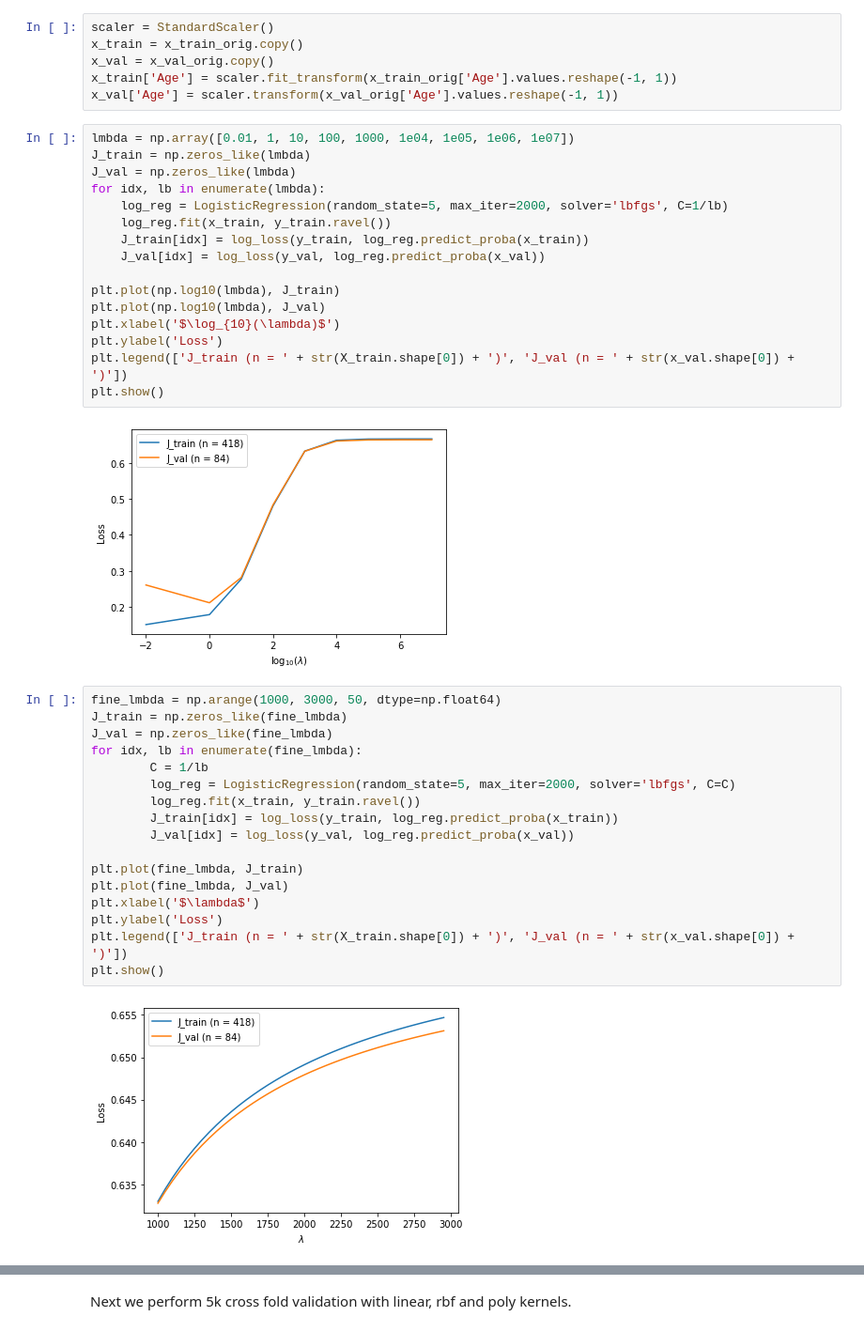
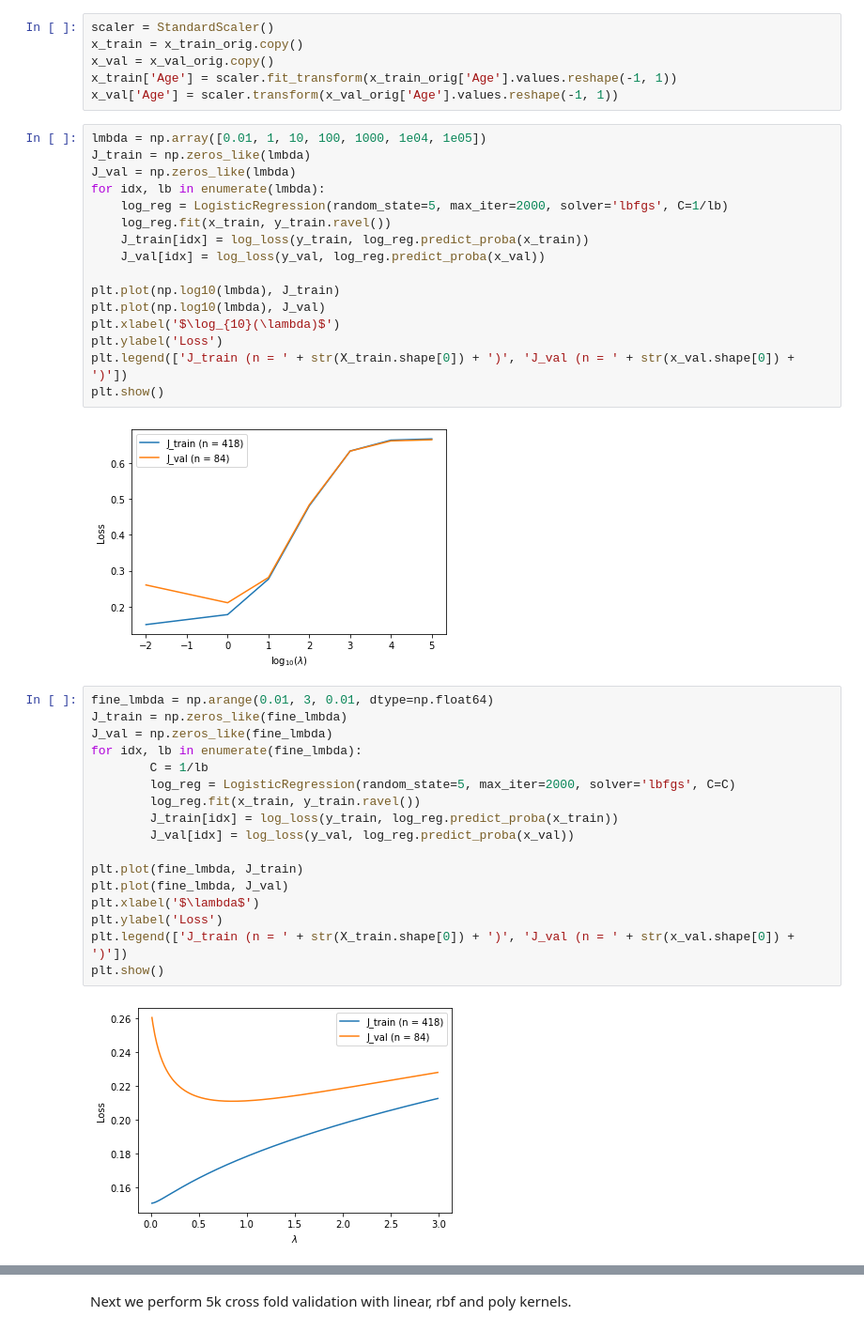
Before and after one commit to mlh-master/hw2_mlh-amit-yoel, a Jupyter notebook: HW2.ipynb, the cells around one changed output, grey strips where cells are left out. Shown at 94% size. Cells and saved outputs as stored; diff of their text form.

```diff
--- a/HW2.ipynb
+++ b/HW2.ipynb
@@ -312,7 +305,7 @@ x_val = x_val_orig.copy()
 x_train['Age'] = scaler.fit_transform(x_train_orig['Age'].values.reshape(-1, 1))
 x_val['Age'] = scaler.transform(x_val_orig['Age'].values.reshape(-1, 1))
 # %%
-lmbda = np.array([0.01, 1, 10, 100, 1000, 1e04, 1e05, 1e06, 1e07])
+lmbda = np.array([0.01, 1, 10, 100, 1000, 1e04, 1e05])
 J_train = np.zeros_like(lmbda)
 J_val = np.zeros_like(lmbda)
 for idx, lb in enumerate(lmbda):
@@ -328,24 +321,24 @@ plt.ylabel('Loss')
 plt.legend(['J_train (n = ' + str(X_train.shape[0]) + ')', 'J_val (n = ' + str(x_val.shape[0]) + ')'])
 plt.show()
 # %% [output]
-[figure, old version]
+[figure, new version]
 # %%
-fine_lmbda = np.arange(1000, 3000, 50, dtype=np.float64)
+fine_lmbda = np.arange(0.01, 3, 0.01, dtype=np.float64)
 J_train = np.zeros_like(fine_lmbda)
 J_val = np.zeros_like(fine_lmbda)
 for idx, lb in enumerate(fine_lmbda):
         C = 1/lb
         log_reg = LogisticRegression(random_state=5, max_iter=2000, solver='lbfgs', C=C)
         log_reg.fit(x_train, y_train.ravel())
         J_train[idx] = log_loss(y_train, log_reg.predict_proba(x_train))
         J_val[idx] = log_loss(y_val, log_reg.predict_proba(x_val))
 
 plt.plot(fine_lmbda, J_train)
 plt.plot(fine_lmbda, J_val)
 plt.xlabel('$\lambda$')
 plt.ylabel('Loss')
 plt.legend(['J_train (n = ' + str(X_train.shape[0]) + ')', 'J_val (n = ' + str(x_val.shape[0]) + ')'])
 plt.show()
 # %% [output]
-[figure, old version]
+[figure, new version]
 # %%
```
Also changed, not shown: parts of 17 cells of this notebook.
